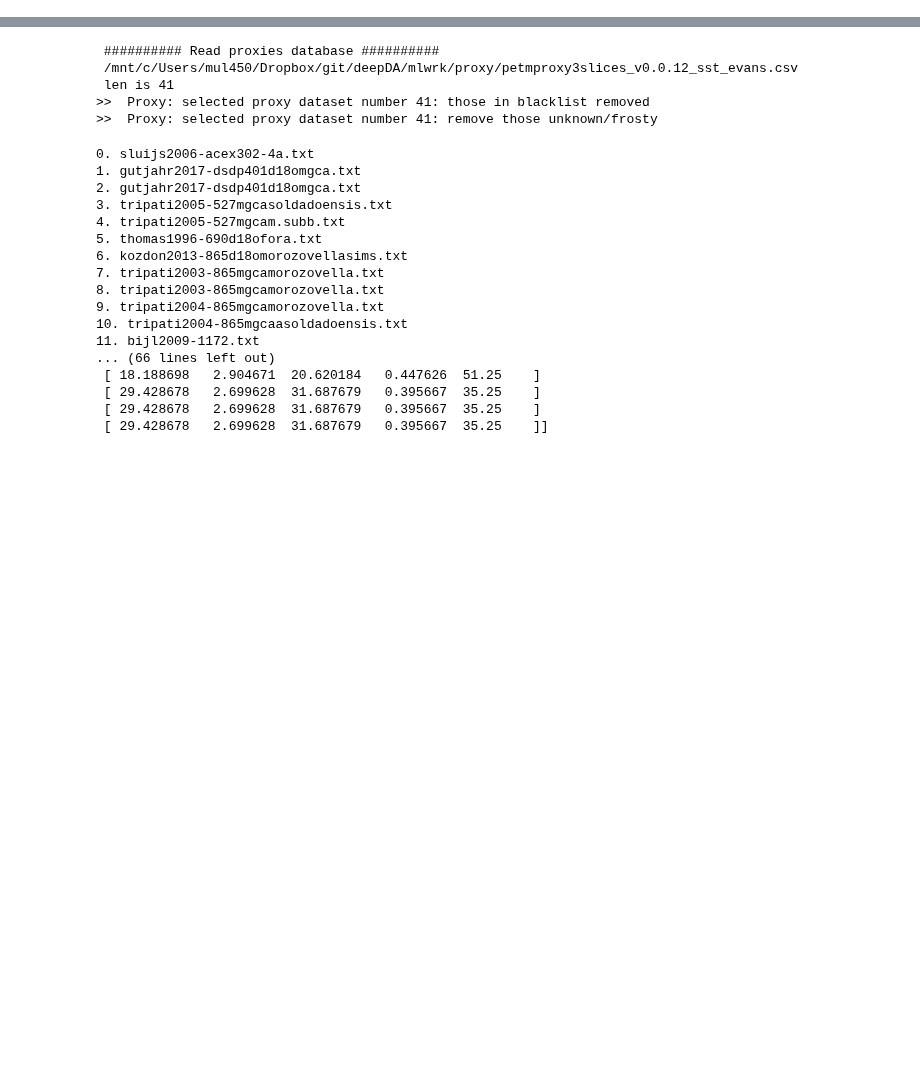
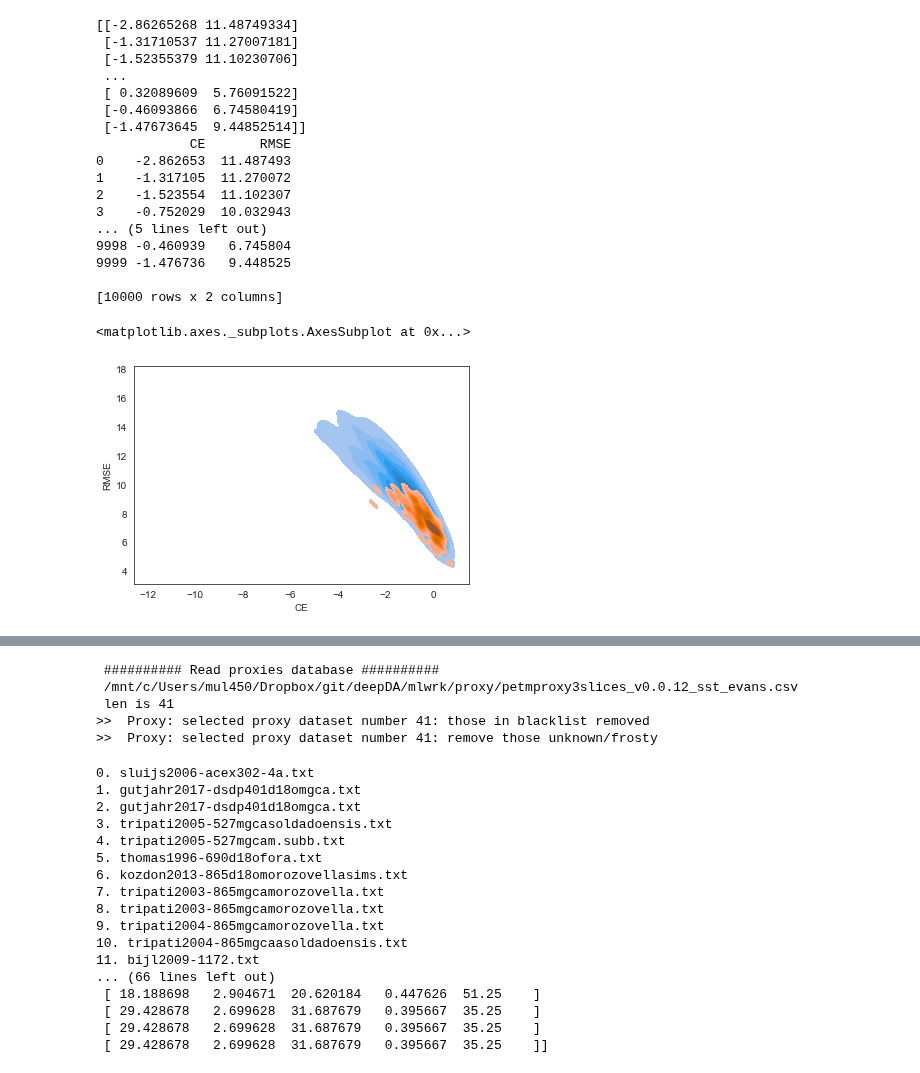
Before and after one commit to mingsongli/deepDA, a Jupyter notebook: verification/DeepDA_verify_TempUnit.ipynb, the cells around one changed output, grey strips where cells are left out. Drawn from its saved outputs; the diff is of its cells as text; code cells hidden in the pictures; blank space fills up the shorter version.

```diff
--- a/verification/DeepDA_verify_TempUnit.ipynb
+++ b/verification/DeepDA_verify_TempUnit.ipynb
@@ -321,0 +677,33 @@ print(Xb2d_prior_np.shape)
+# %%
+import seaborn as sns
+
+data1 = np.array([x,y]).reshape((2,nens*MCn))
+data1 = np.swapaxes(data1,0,1)
+data2 = np.array([z,w]).reshape((2,nens*MCn))
+data2 = np.swapaxes(data2,0,1)
+print(data1)
+dfxy = pandas.DataFrame(data=data1,columns=['CE','RMSE'])
+dfzw = pandas.DataFrame(data=data2,columns=['CE','RMSE'])
+print(dfxy)
+sns.kdeplot(data = dfxy, x="CE", y = "RMSE",fill=True)
+sns.kdeplot(data = dfzw, x="CE", y = "RMSE",fill=True)
+# %% [output]
+[[-2.86265268 11.48749334]
+ [-1.31710537 11.27007181]
+ [-1.52355379 11.10230706]
+ ...
+ [ 0.32089609  5.76091522]
+ [-0.46093866  6.74580419]
+ [-1.47673645  9.44852514]]
+            CE       RMSE
+0    -2.862653  11.487493
+1    -1.317105  11.270072
+2    -1.523554  11.102307
+3    -0.752029  10.032943
+... (5 lines left out)
+9998 -0.460939   6.745804
+9999 -1.476736   9.448525
+
+[10000 rows x 2 columns]
+<matplotlib.axes._subplots.AxesSubplot at 0x...>
+[figure, added]
```
Also changed, not shown: parts of 13 cells of this notebook, 14 other files.
